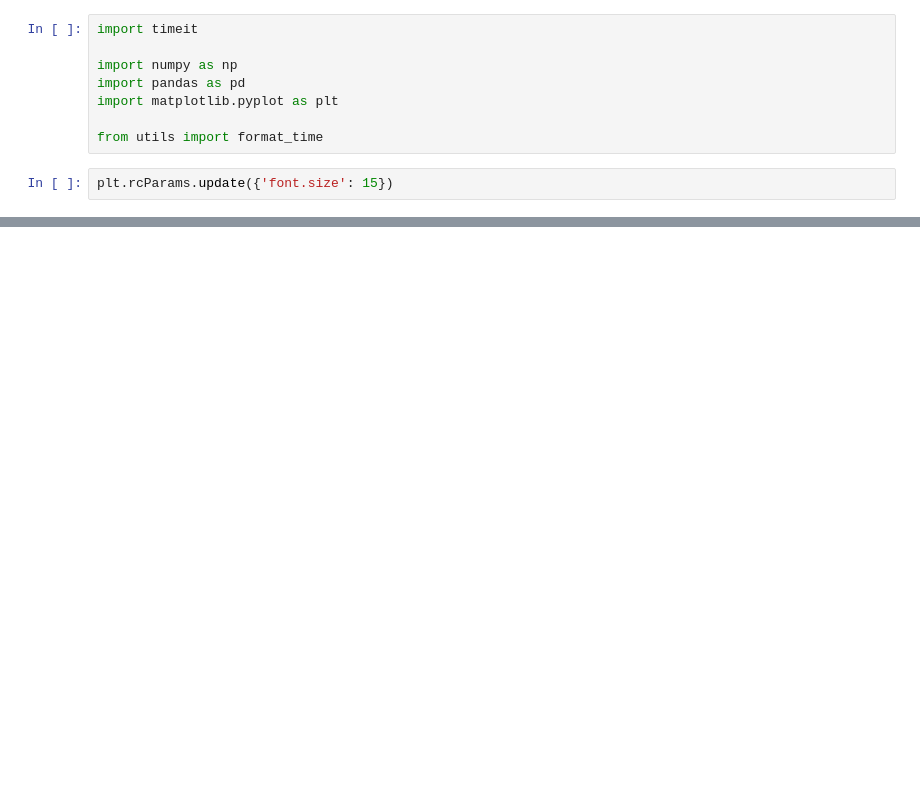
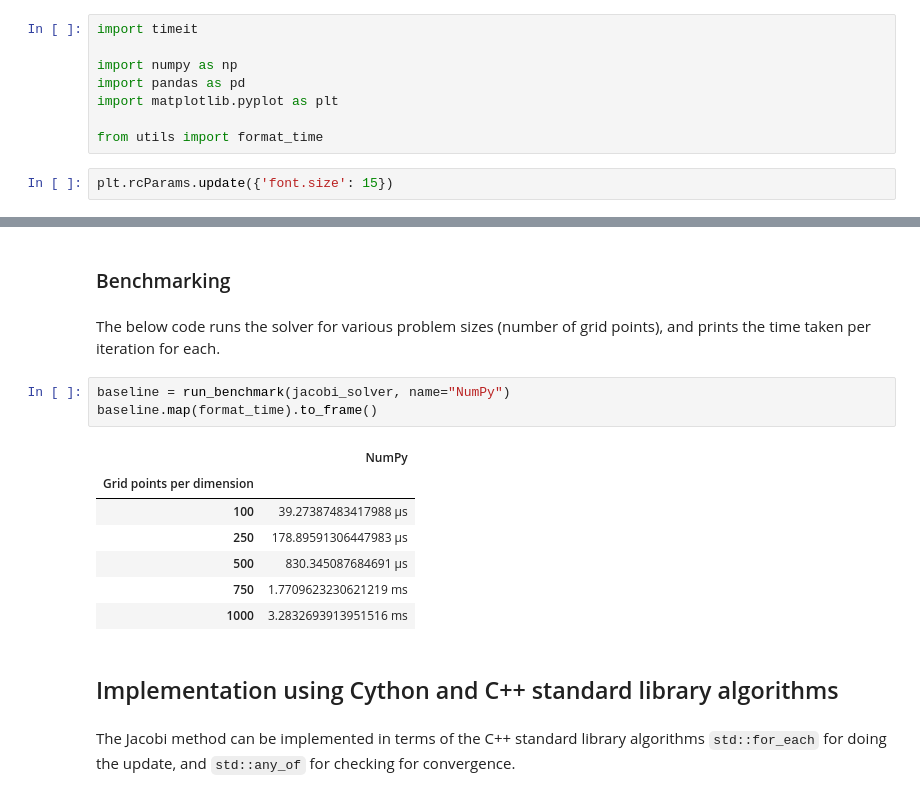
Before and after one commit to shwina/stdpar-cython, a Jupyter notebook: jacobi.ipynb, the cells around one changed output, grey strips where cells are left out. Drawn from its saved outputs; the diff is of its cells as text; blank space fills up the shorter version.

```diff
--- a/jacobi.ipynb
+++ b/jacobi.ipynb
@@ -398,0 +128,19 @@ fig.savefig("initial_and_final_temp.png")
+# %% [markdown]
+### Benchmarking
+# %% [markdown]
+The below code runs the solver for various problem sizes (number of grid points), and prints the time taken per iteration for each.
+# %%
+baseline = run_benchmark(jacobi_solver, name="NumPy")
+baseline.map(format_time).to_frame()
+# %% [output]
+|  | NumPy |
+| Grid points per dimension |  |
+| 100 | 39.27387483417988 µs |
+| 250 | 178.89591306447983 µs |
+| 500 | 830.345087684691 µs |
+| 750 | 1.7709623230621219 ms |
+| 1000 | 3.2832693913951516 ms |
+# %% [markdown]
+## Implementation using Cython and C++ standard library algorithms
+# %% [markdown]
+The Jacobi method can be implemented in terms of the C++ standard library algorithms `std::for_each` for doing the update, and `std::any_of` for checking for convergence.
```
Also changed, not shown: parts of 53 cells of this notebook, 2 other files.
